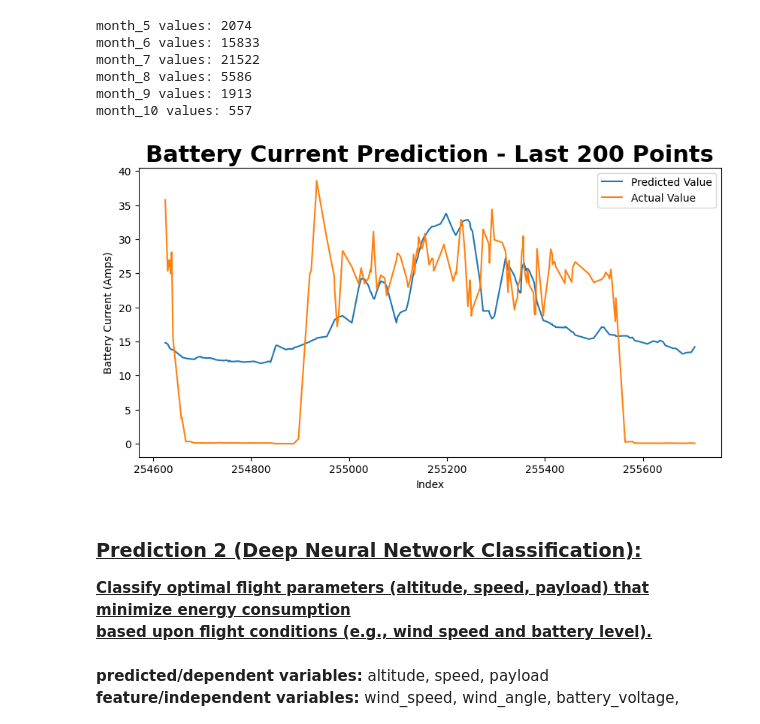
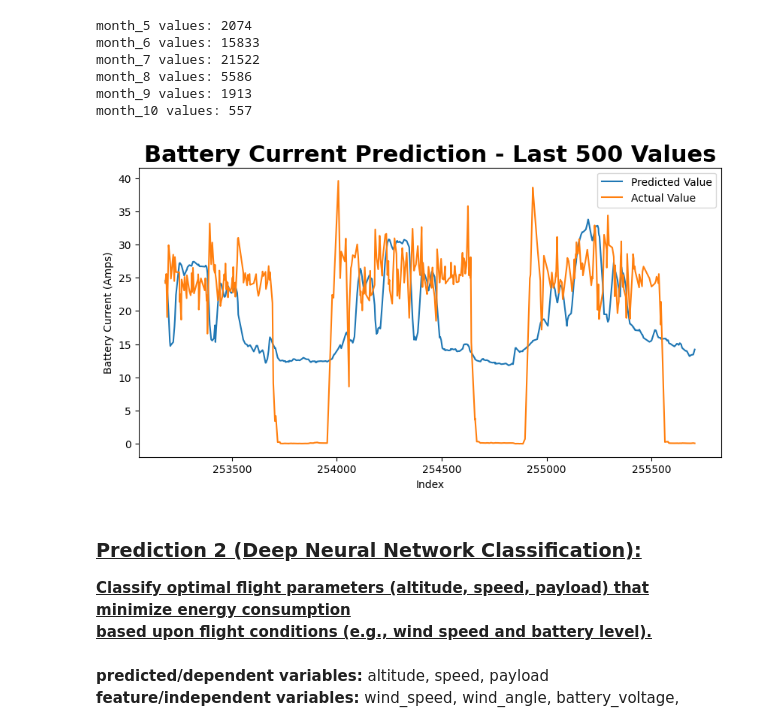
Before and after one commit to caliskate/delivery-drone-flight-predictions, a Jupyter notebook: flight_predictions.ipynb, the cells around one changed output. Drawn from its saved outputs; the diff is of its cells as text; code cells hidden in the pictures.

Commit message:
updated prediction lineplot limit
updated prediction lineplot limit

```diff
--- a/flight_predictions.ipynb
+++ b/flight_predictions.ipynb
@@ -681,29 +682,31 @@ month_8 values: 5586
 month_9 values: 1913
 month_10 values: 557
 # %%
+# Number of values to visualize in lineplot
+vis_limit = int(500)
 # Sort x and y by index for lineplots
 X_test = X_test.sort_index()
 y_test = y_test.sort_index()
 
 # Select slice of data to plot
-y_pred_test = X_test['ts_prediction'][-200:]
-y_true_test = y_test[-200:]  # Assuming y_test is your actual target values
+y_pred_test = X_test['ts_prediction'][-vis_limit:]
+y_true_test = y_test[-vis_limit:]  # Assuming y_test is your actual target values
 
 
 # Create the plot
 fig_verify = plt.figure(figsize=(10, 5))
 plt.plot(y_pred_test, label='Predicted Value')
 plt.plot(y_true_test, label='Actual Value')
-plt.title('Battery Current Prediction - Last 200 Points', fontsize=22, fontweight='bold')
+plt.title(f'Battery Current Prediction - Last {vis_limit} Values', fontsize=22, fontweight='bold')
 plt.ylabel('Battery Current (Amps)')
 plt.xlabel('Index')
 plt.legend()
 plt.show()
 
 # Save the figure
 fig_verify.savefig("model_regression_verify.png")
 # %% [output]
-[figure, old version]
+[figure, new version]
 # %%
 # Add datetime to X_test where index matches
 X_test['datetime'] = drone_df_full_flights['datetime'].loc[X_test.index]
```
Also changed, not shown: parts of 6 cells of this notebook.
